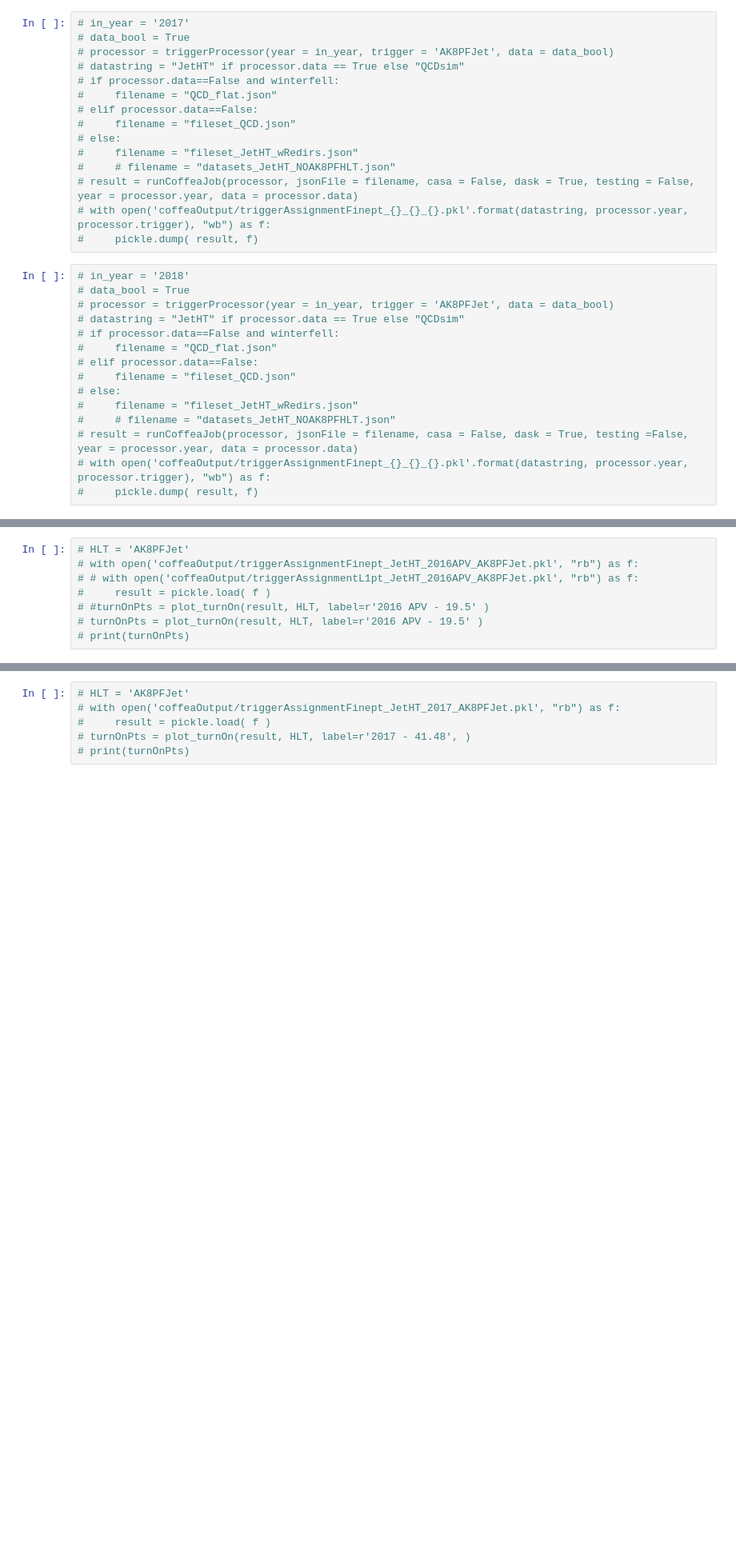
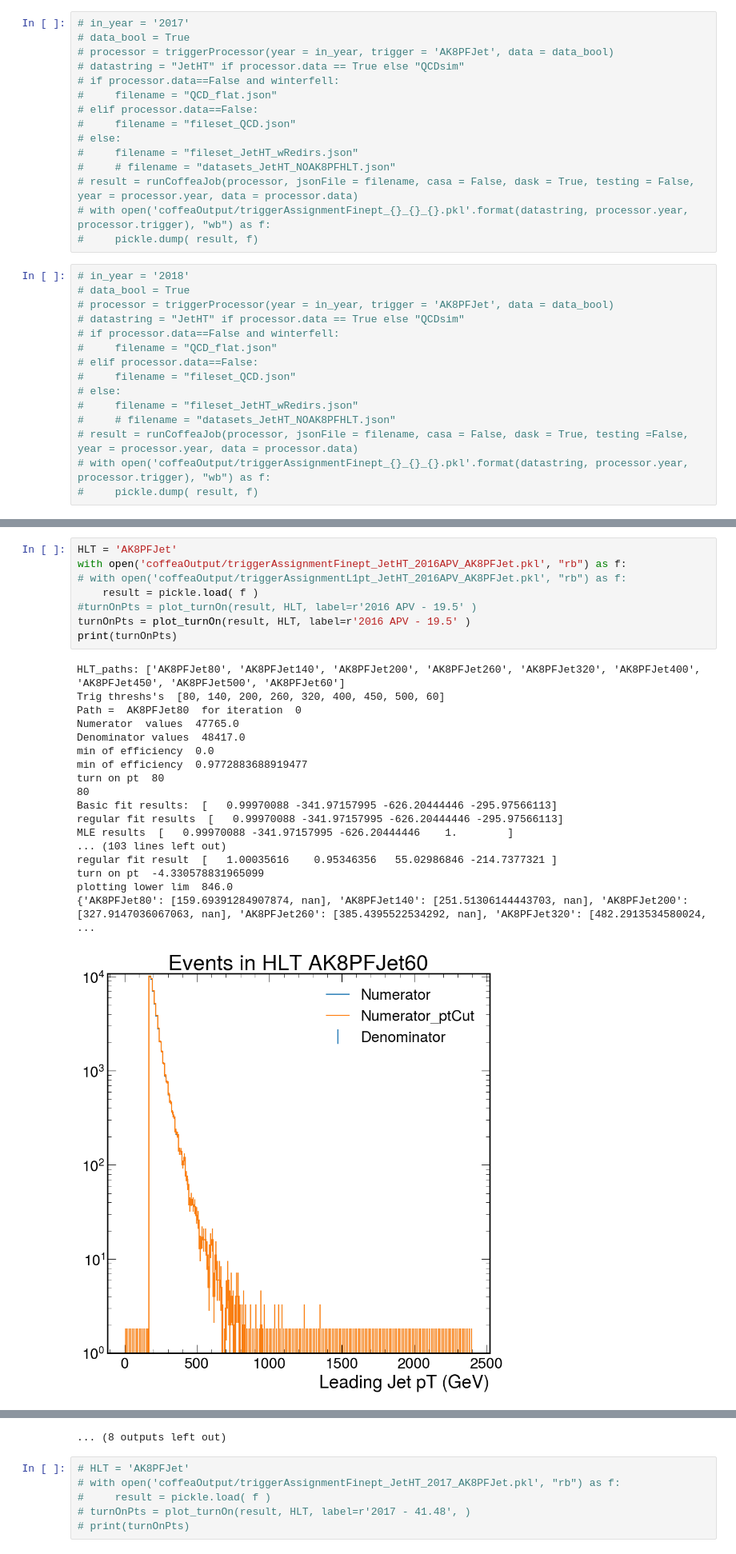
Before and after one commit to laurenhay/GluonJetMass, a Jupyter notebook: applyPrescales.ipynb, the cells around one changed output, grey strips where cells are left out. Shown at 80% size. Cells and saved outputs as stored; diff of their text form; blank space fills up the shorter version.

```diff
--- a/applyPrescales.ipynb
+++ b/applyPrescales.ipynb
@@ -291,8 +268,27 @@ plotting lower lim  498.0
 # %%
-# HLT = 'AK8PFJet'
-# with open('coffeaOutput/triggerAssignmentFinept_JetHT_2016APV_AK8PFJet.pkl', "rb") as f:
-# # with open('coffeaOutput/triggerAssignmentL1pt_JetHT_2016APV_AK8PFJet.pkl', "rb") as f:
-#     result = pickle.load( f )
-# #turnOnPts = plot_turnOn(result, HLT, label=r'2016 APV - 19.5' )
-# turnOnPts = plot_turnOn(result, HLT, label=r'2016 APV - 19.5' )
-# print(turnOnPts)
+HLT = 'AK8PFJet'
+with open('coffeaOutput/triggerAssignmentFinept_JetHT_2016APV_AK8PFJet.pkl', "rb") as f:
+# with open('coffeaOutput/triggerAssignmentL1pt_JetHT_2016APV_AK8PFJet.pkl', "rb") as f:
+    result = pickle.load( f )
+#turnOnPts = plot_turnOn(result, HLT, label=r'2016 APV - 19.5' )
+turnOnPts = plot_turnOn(result, HLT, label=r'2016 APV - 19.5' )
+print(turnOnPts)
+# %% [output]
+HLT_paths: ['AK8PFJet80', 'AK8PFJet140', 'AK8PFJet200', 'AK8PFJet260', 'AK8PFJet320', 'AK8PFJet400', 'AK8PFJet450', 'AK8PFJet500', 'AK8PFJet60']
+Trig threshs's  [80, 140, 200, 260, 320, 400, 450, 500, 60]
+Path =  AK8PFJet80  for iteration  0
+Numerator  values  47765.0
+Denominator values  48417.0
+min of efficiency  0.0
+min of efficiency  0.9772883688919477
+turn on pt  80
+80
+Basic fit results:  [   0.99970088 -341.97157995 -626.20444446 -295.97566113]
+regular fit results  [   0.99970088 -341.97157995 -626.20444446 -295.97566113]
+MLE results  [   0.99970088 -341.97157995 -626.20444446    1.        ]
+... (103 lines left out)
+regular fit result  [   1.00035616    0.95346356   55.02986846 -214.7377321 ]
+turn on pt  -4.330578831965099
+plotting lower lim  846.0
+{'AK8PFJet80': [159.69391284907874, nan], 'AK8PFJet140': [251.51306144443703, nan], 'AK8PFJet200': [327.9147036067063, nan], 'AK8PFJet260': [385.4395522534292, nan], 'AK8PFJet320': [482.2913534580024, ...
+[figure, added]
@@ -299,3 +305,4 @@ plotting lower lim  498.0
+... (8 outputs left out)
 # %%
 # HLT = 'AK8PFJet'
 # with open('coffeaOutput/triggerAssignmentFinept_JetHT_2017_AK8PFJet.pkl', "rb") as f:
```
Also changed, not shown: parts of 12 cells of this notebook, 14 other files.
